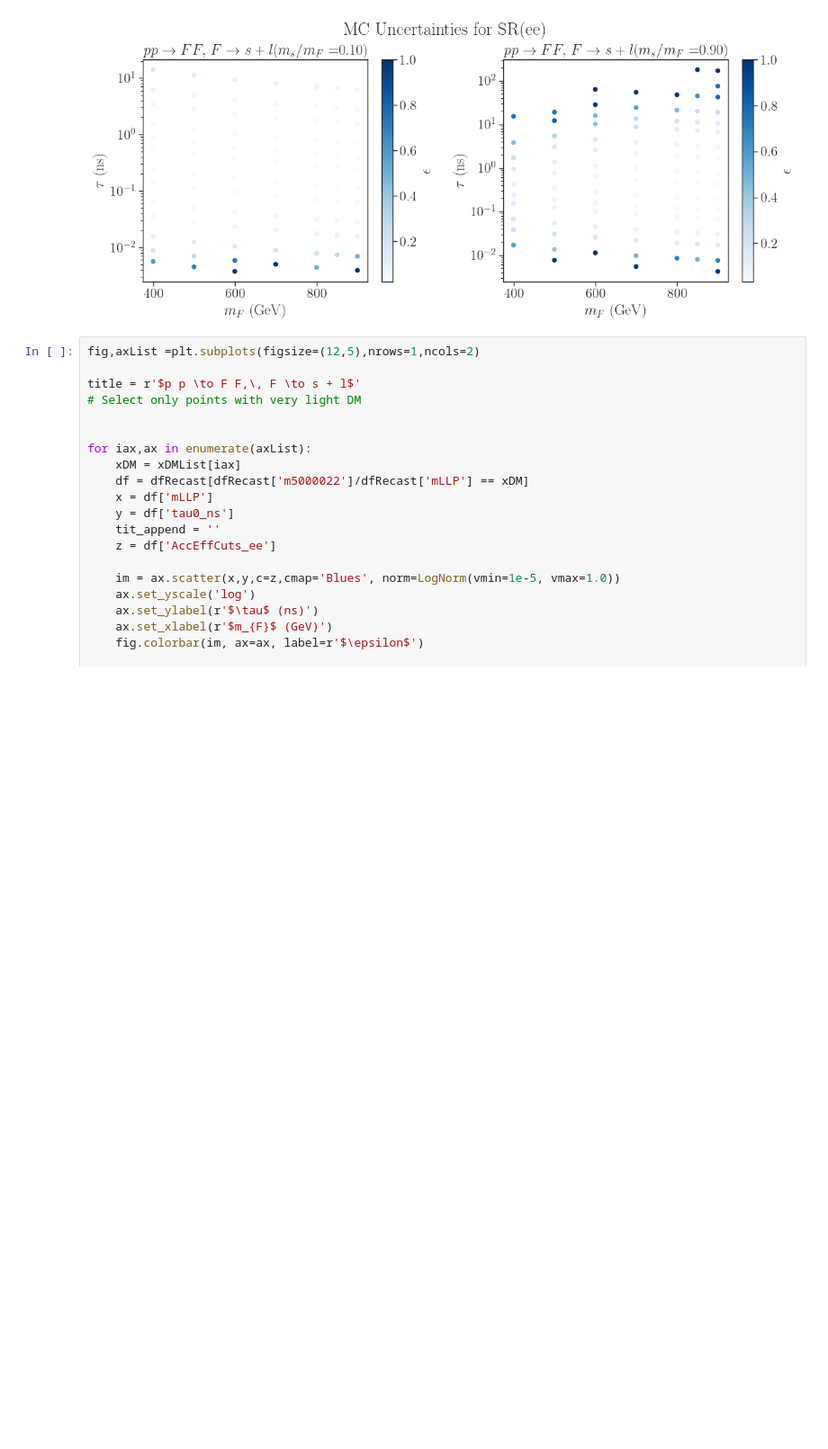
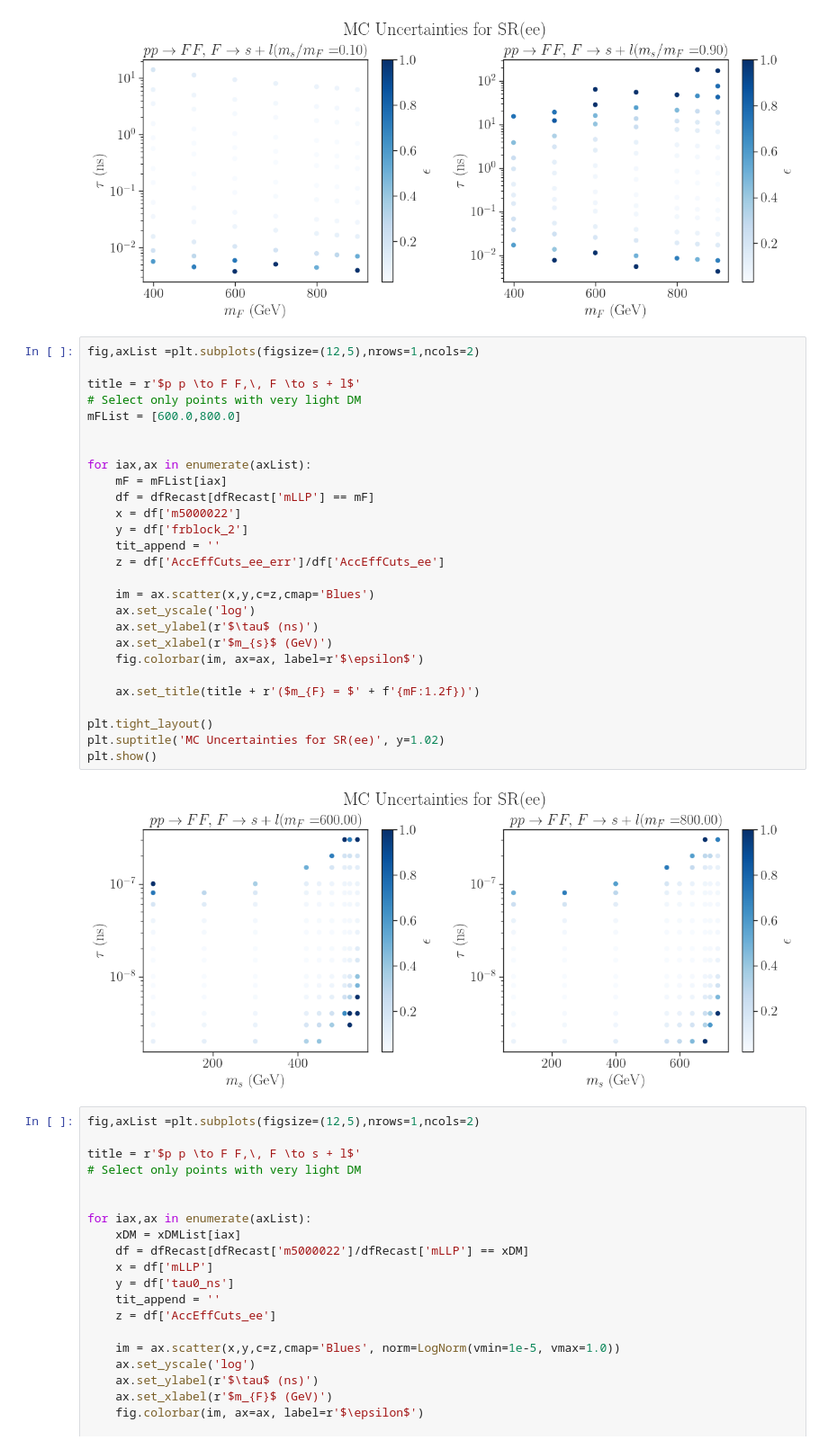
Before and after one commit to andlessa/LowTRHFIMP, a Jupyter notebook: ATLAS-SUSY-2018-14_displacedLeptons/plotEffs_HeHe.ipynb, the cells around one changed output. Shown at 90% size. Saved outputs shown, nothing was run; the diff lists cells and outputs as text; blank space fills up the shorter version.

```diff
--- a/ATLAS-SUSY-2018-14_displacedLeptons/plotEffs_HeHe.ipynb
+++ b/ATLAS-SUSY-2018-14_displacedLeptons/plotEffs_HeHe.ipynb
@@ -64,6 +64,35 @@ plt.suptitle('MC Uncertainties for SR(ee)', y=1.02)
 plt.show()
 # %% [output]
 [figure]
+# %%
+fig,axList =plt.subplots(figsize=(12,5),nrows=1,ncols=2)
+
+title = r'$p p \to F F,\, F \to s + l$'
+# Select only points with very light DM
+mFList = [600.0,800.0]
+
+
+for iax,ax in enumerate(axList):
+    mF = mFList[iax]
+    df = dfRecast[dfRecast['mLLP'] == mF]
+    x = df['m5000022']
+    y = df['frblock_2']
+    tit_append = ''
+    z = df['AccEffCuts_ee_err']/df['AccEffCuts_ee']
+
+    im = ax.scatter(x,y,c=z,cmap='Blues')
+    ax.set_yscale('log')
+    ax.set_ylabel(r'$\tau$ (ns)')
+    ax.set_xlabel(r'$m_{s}$ (GeV)')
+    fig.colorbar(im, ax=ax, label=r'$\epsilon$')
+
+    ax.set_title(title + r'($m_{F} = $' + f'{mF:1.2f})')
+
+plt.tight_layout()
+plt.suptitle('MC Uncertainties for SR(ee)', y=1.02)
+plt.show()
+# %% [output]
+[figure, added]
 # %%
 fig,axList =plt.subplots(figsize=(12,5),nrows=1,ncols=2)
 
```
Also changed, not shown: parts of 2 cells of this notebook, 2 other files.
